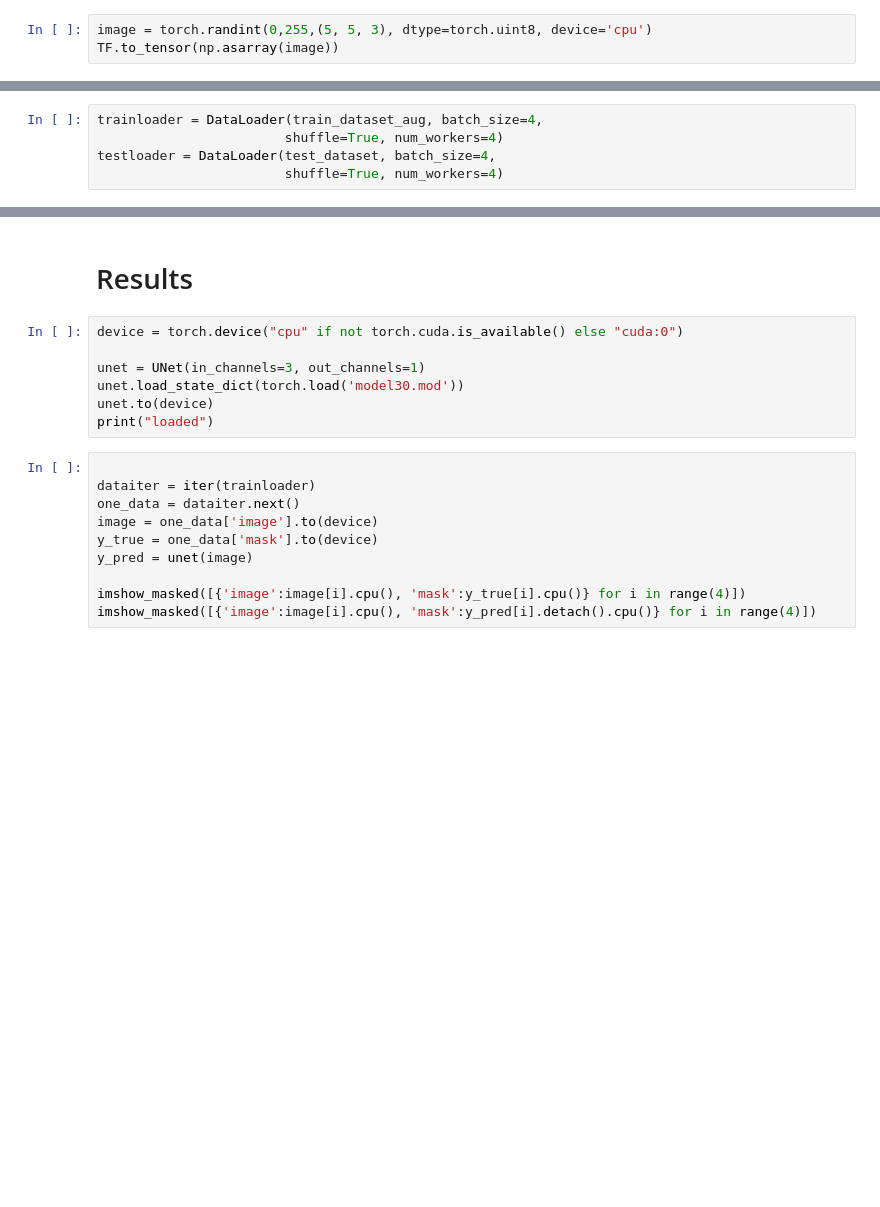
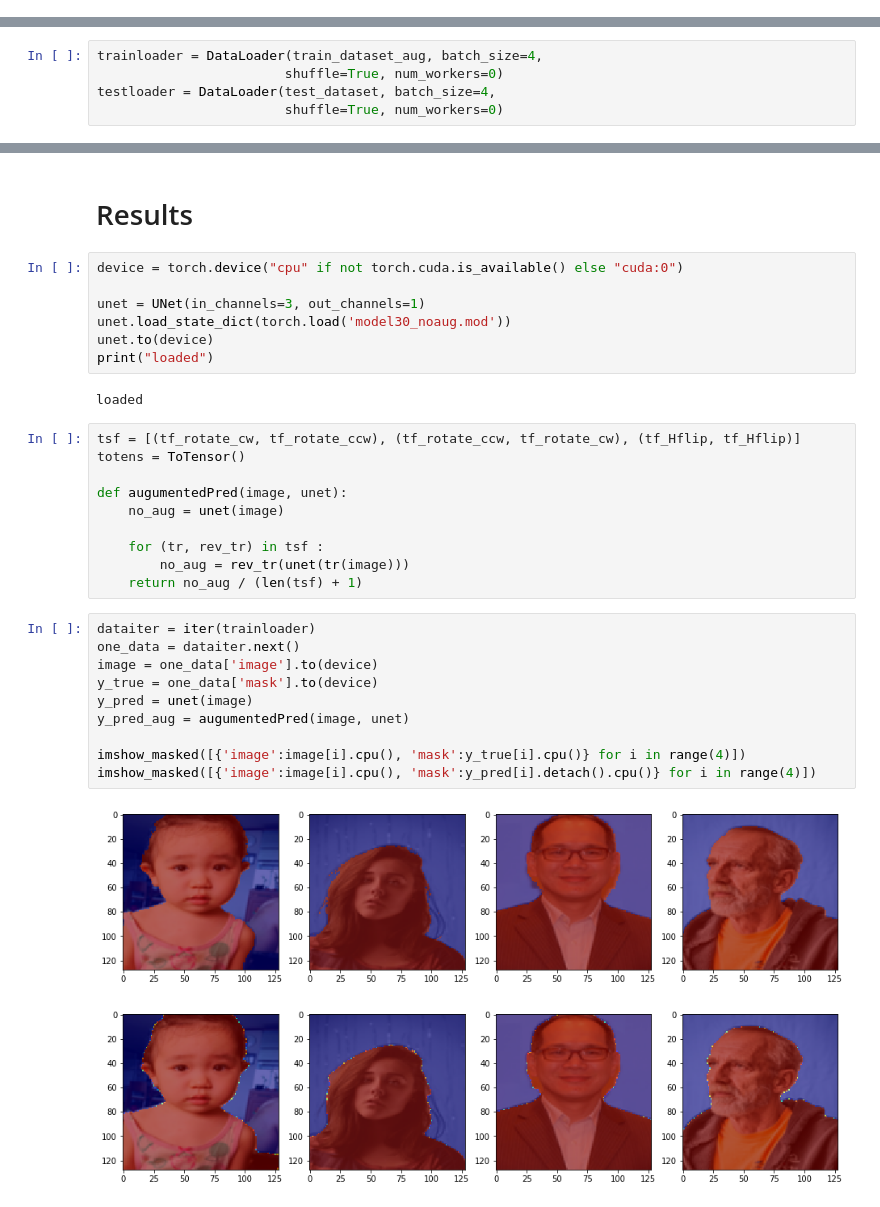
Before and after one commit to kboroszko/NN2, a Jupyter notebook: third_self_aug.ipynb, the cells around one changed output, grey strips where cells are left out. Saved outputs shown, nothing was run; the diff lists cells and outputs as text; blank space fills up the shorter version.

Commit message:
aug_pred

```diff
--- a/third_self_aug.ipynb
+++ b/third_self_aug.ipynb
@@ -283,3 +277,0 @@ test_dataset[0]
-# %%
-image = torch.randint(0,255,(5, 5, 3), dtype=torch.uint8, device='cpu')
-TF.to_tensor(np.asarray(image))
@@ -325,8 +302,8 @@ train_dataset_aug[0]
 # %%
 trainloader = DataLoader(train_dataset_aug, batch_size=4,
-                        shuffle=True, num_workers=4)
+                        shuffle=True, num_workers=0)
 testloader = DataLoader(test_dataset, batch_size=4,
-                        shuffle=True, num_workers=4)
+                        shuffle=True, num_workers=0)
 # %% [markdown]
 # Network
 # %%
@@ -596,16 +573,31 @@ NameError: name 'random' is not defined
 device = torch.device("cpu" if not torch.cuda.is_available() else "cuda:0")
 
 unet = UNet(in_channels=3, out_channels=1)
-unet.load_state_dict(torch.load('model30.mod'))
+unet.load_state_dict(torch.load('model30_noaug.mod'))
 unet.to(device)
 print("loaded")
+# %% [output]
+loaded
+# %%
+tsf = [(tf_rotate_cw, tf_rotate_ccw), (tf_rotate_ccw, tf_rotate_cw), (tf_Hflip, tf_Hflip)]
+totens = ToTensor()
+
+def augumentedPred(image, unet):
+    no_aug = unet(image)
+
+    for (tr, rev_tr) in tsf :
+        no_aug = rev_tr(unet(tr(image)))
+    return no_aug / (len(tsf) + 1)
 # %%
-
 dataiter = iter(trainloader)
 one_data = dataiter.next()
 image = one_data['image'].to(device)
 y_true = one_data['mask'].to(device)
 y_pred = unet(image)
+y_pred_aug = augumentedPred(image, unet)
 
 imshow_masked([{'image':image[i].cpu(), 'mask':y_true[i].cpu()} for i in range(4)])
 imshow_masked([{'image':image[i].cpu(), 'mask':y_pred[i].detach().cpu()} for i in range(4)])
+# %% [output]
+[figure, added]
+[figure, added]
```
Also changed, not shown: parts of 9 cells of this notebook, 1 other file.
